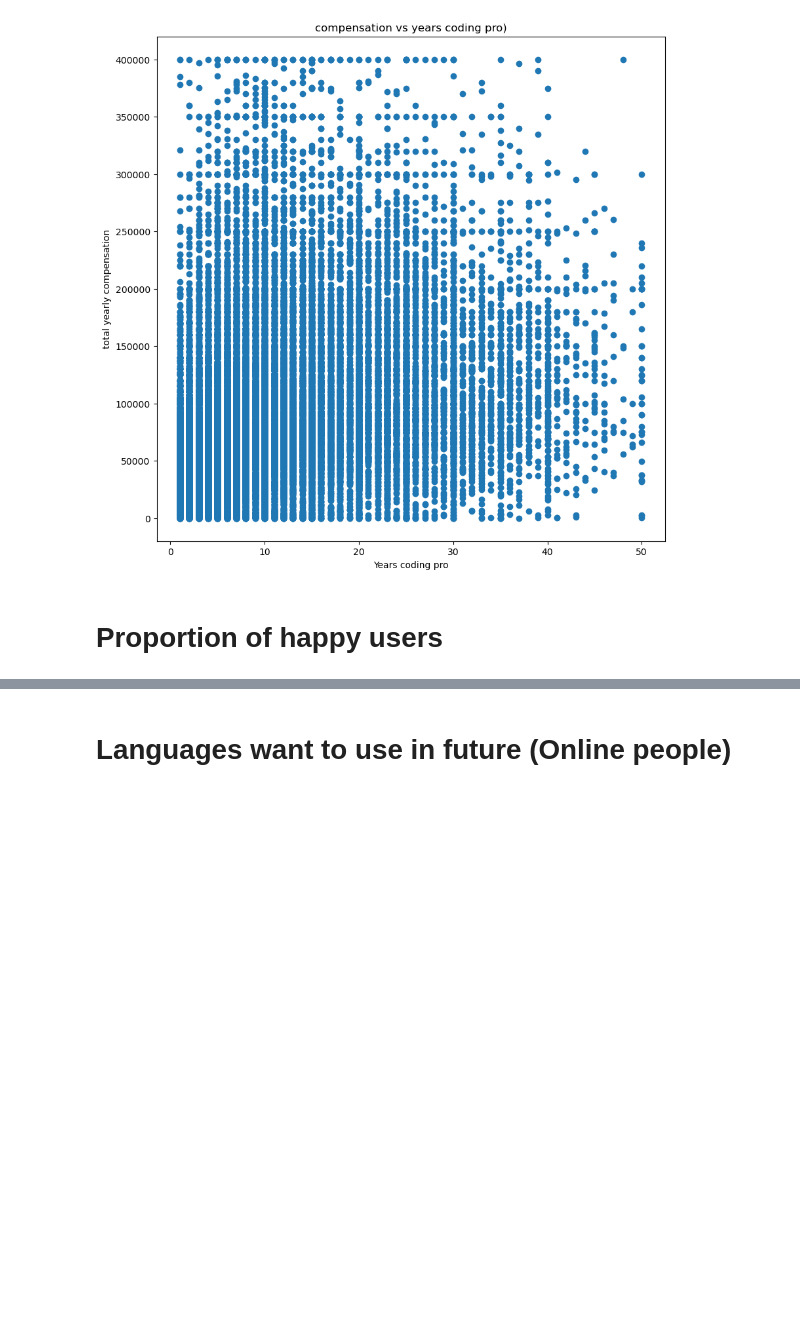
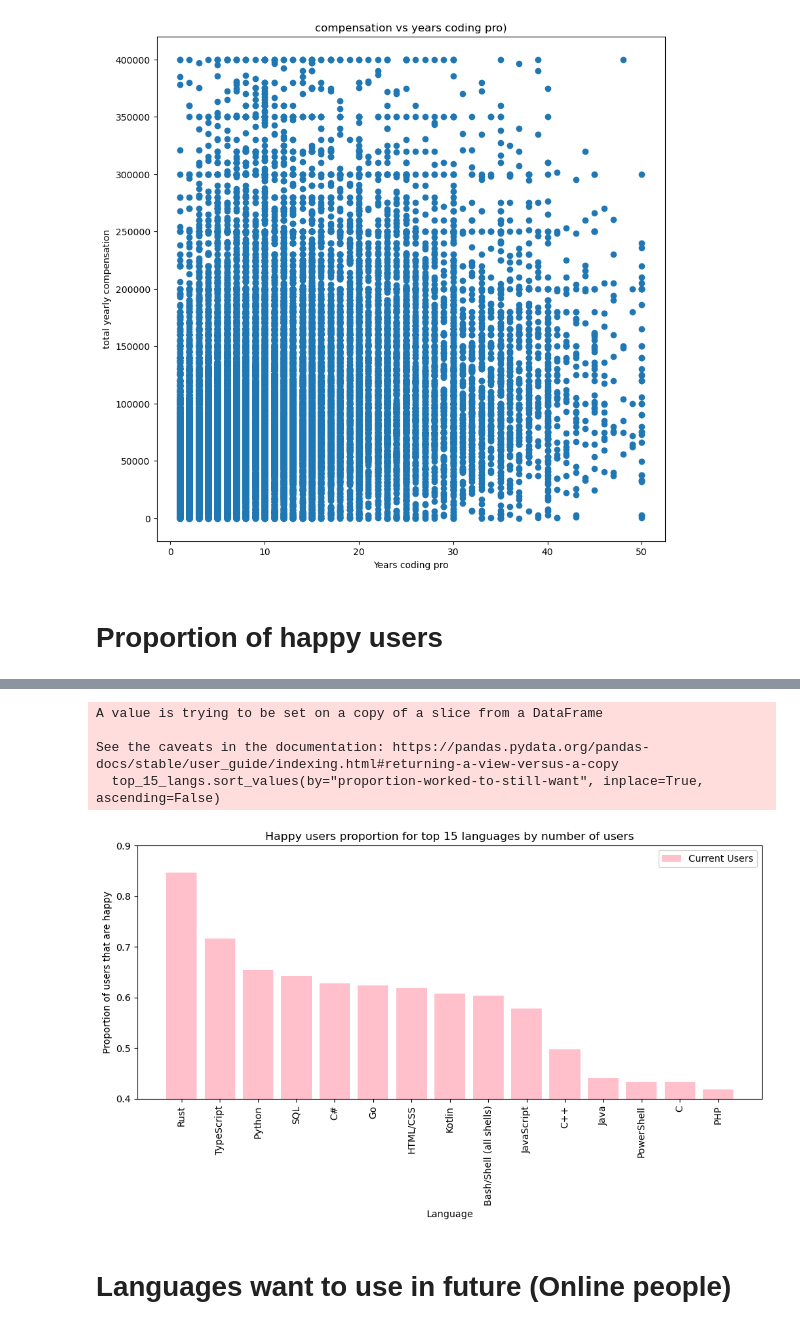
Before and after one commit to SarthakHa/stackoverflow-data-2023, a Jupyter notebook: analysis.ipynb, the cells around one changed output, grey strips where cells are left out. Saved outputs shown, nothing was run; the diff lists cells and outputs as text; code cells hidden in the pictures; blank space fills up the shorter version.

```diff
--- a/analysis.ipynb
+++ b/analysis.ipynb
@@ -419,3 +448,29 @@ plt.show()
+# %%
+#TODO: Proportion bar graph (in order of proportion of happy users above a certain quantum of minimum users)
+top_15_langs = lang_data_df[:15]
+top_15_langs.head(15)
+top_15_langs.sort_values(by="proportion-worked-to-still-want", inplace=True, ascending=False)
+
+plt.figure(figsize=(10, 6))
+
+# Plotting bars for prop in blu
+plt.bar(top_15_langs['Language'], top_15_langs['proportion-worked-to-still-want'], color='pink', label='Current Users')
+
+plt.ylim(0.4,0.9)
+plt.xlabel('Language')
+plt.ylabel('Proportion of users that are happy')
+plt.title('Happy users proportion for top 15 languages by number of users')
+plt.xticks(rotation=90)  # Rotating x-axis labels for better readability if there are many languages
+plt.legend()  # Show legend
+
+plt.tight_layout()
+plt.show()
+# %% [output]
+A value is trying to be set on a copy of a slice from a DataFrame
+
+See the caveats in the documentation: https://pandas.pydata.org/pandas-docs/stable/user_guide/indexing.html#returning-a-view-versus-a-copy
+  top_15_langs.sort_values(by="proportion-worked-to-still-want", inplace=True, ascending=False)
+[figure, added]
 # %% [markdown]
 # Languages want to use in future (Online people)
 # %%
```
Also changed, not shown: parts of 8 cells of this notebook.
